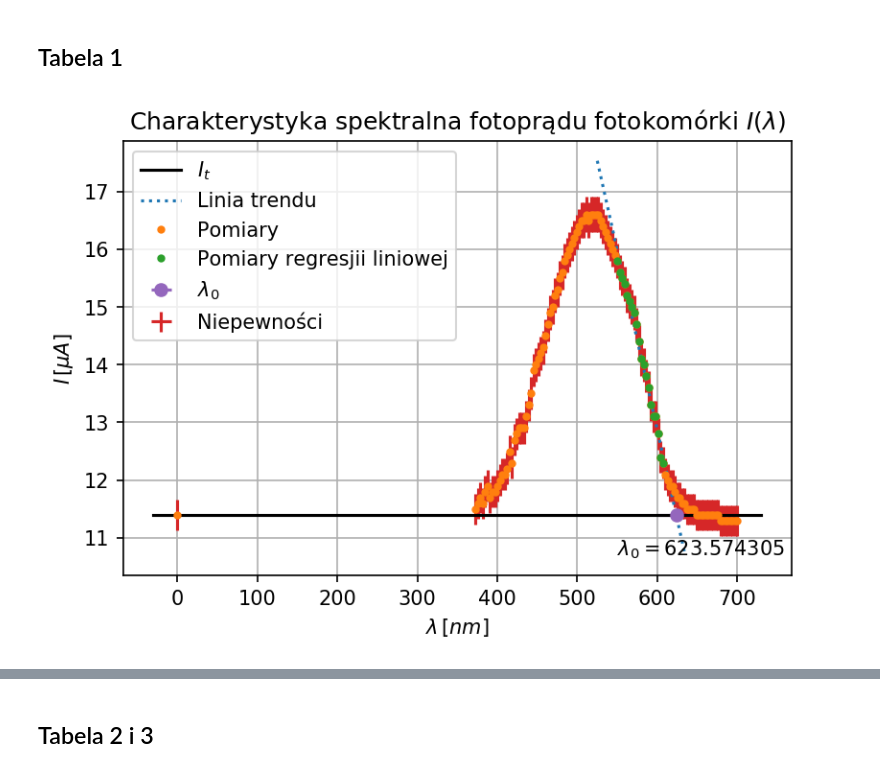
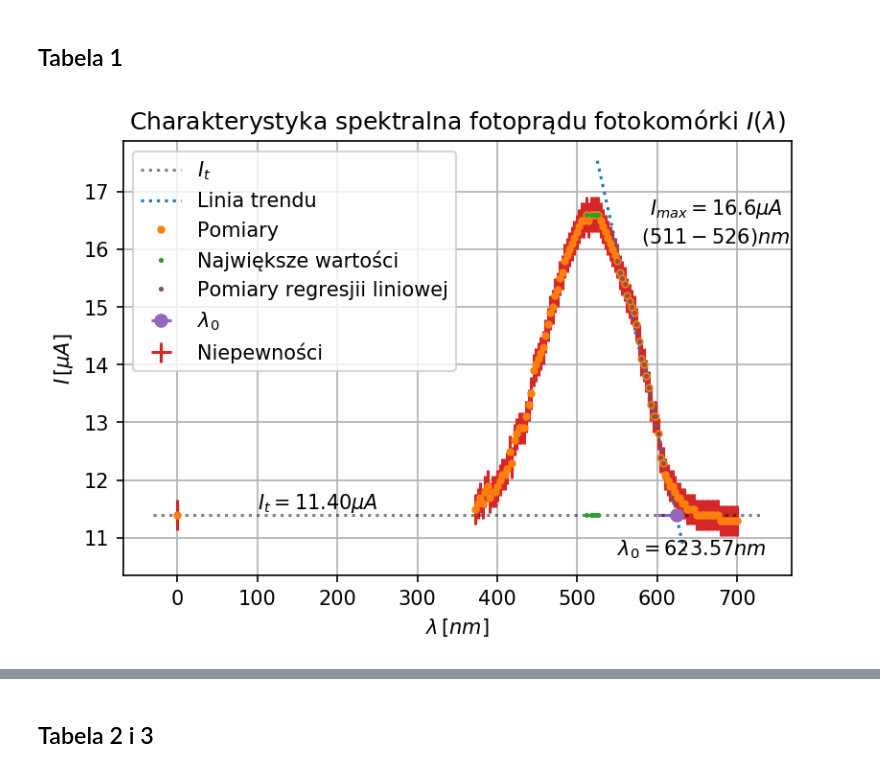
Before and after one commit to michelangelo21/LPF, a Jupyter notebook: LPF91/LPF91.ipynb, the cells around one changed output, grey strips where cells are left out. Drawn from its saved outputs; the diff is of its cells as text; code cells hidden in the pictures.

```diff
--- a/LPF91/LPF91.ipynb
+++ b/LPF91/LPF91.ipynb
@@ -88,36 +88,43 @@ yerr = data1['uI']
 
 x0 = np.linspace(x[0]-30,x[len(x)-1]+30,1000)
 y0 = np.ones(len(x0)) * I_t
-plt.plot(x0,y0,"-", color='black', label="$I_t$")
+plt.plot(x0,y0,":", color='black', label="$I_t$", alpha=0.5)
+plt.text(100, I_t + 0.1, "$I_t = %.2f \mu A$" % I_t)
 
 start = 60
 end = 80
 p, V = np.polyfit(x[start:end], y[start:end], 1, full=False, cov=True)
 
 x0 = np.linspace(x[start]-25, x[end]+25, 100)
 plt.plot(x0, p[0]*x0 + p[1],':', label="Linia trendu")
 
 plt.plot(x,y,'.', label='Pomiary')
-plt.plot(x[start:end], y[start:end],'.', label='Pomiary regresjii liniowej')
+plt.plot(x[y==y.max()],np.ones(len(x[y==y.max()])) * y.max(), '.', label="Największe wartości", markersize=3)
+plt.plot(x[y==y.max()],np.ones(len(x[y==y.max()])) * I_t, '.', color="C2", markersize=3)
+plt.text(590, y.max(), "$I_{max} = %.1f \mu A$" % y.max())
+plt.text(580, y.max()-0.5, "$(%.0f - %.0f) nm$" % (x[y==y.max()].iloc[0], x[y==y.max()].iloc[-1]))
+
+
+plt.plot(x[start:end], y[start:end],'.', label='Pomiary regresjii liniowej', color="C5", markersize=3)
 
 Lambda_0 = (-p[1]+I_t)/p[0]
 #Lambda_0 = (-p[1])/p[0]
 u_Lambda_0 = np.sqrt((-(-p[1]+I_t)/p[0]**2)**2 * V[0][0]  +  (1/p[0])**2 * V[1][1]  +  (1/p[0])**2 * u_I_t**2)
 
 W = const.h * const.c / (Lambda_0 * 1e-9)
 u_W = const.h * const.c * (u_Lambda_0*1e-9) / (Lambda_0*1e-9)**2
 
 plt.errorbar(x=Lambda_0, y=I_t, xerr=u_Lambda_0, fmt="o", color='C4', label="$\lambda_0$")
-plt.text(550,10.7,"$\lambda_0 = {:f}$".format(Lambda_0))
+plt.text(550,10.7,"$\lambda_0 = {:.2f} nm$".format(Lambda_0))
 #plt.plot(Lambda_0, 0, "D", color='C4', label="$\lambda_0$")
 
 plt.errorbar(x=x, y=y,xerr=xerr, yerr=yerr, fmt="none", label='Niepewności', color='C3')
 plt.title("Charakterystyka spektralna fotoprądu fotokomórki $I(\lambda)$")
 plt.xlabel("$\lambda\, [nm]$")
 plt.ylabel("$I\, [\mu A]$")
 plt.grid(axis="both")
 plt.legend()
 plt.savefig("I_Lambda",dpi=600)
 plt.show()
 # %% [output]
-[figure, old version]
+[figure, new version]
```
Also changed, not shown: parts of 11 cells of this notebook, 10 other files.
